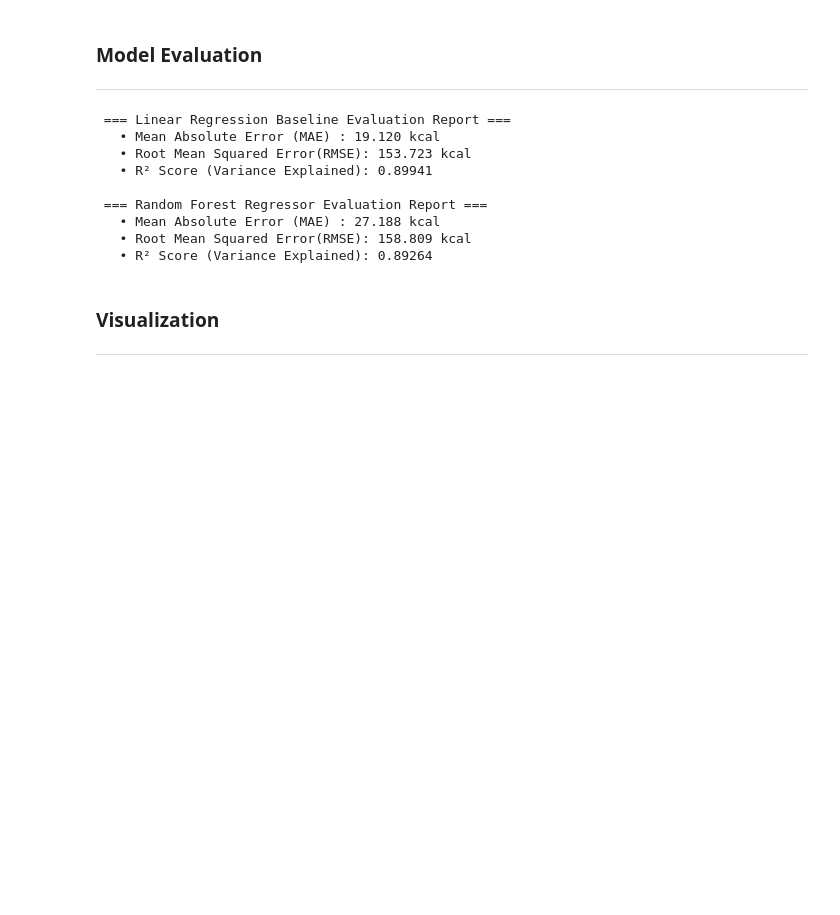
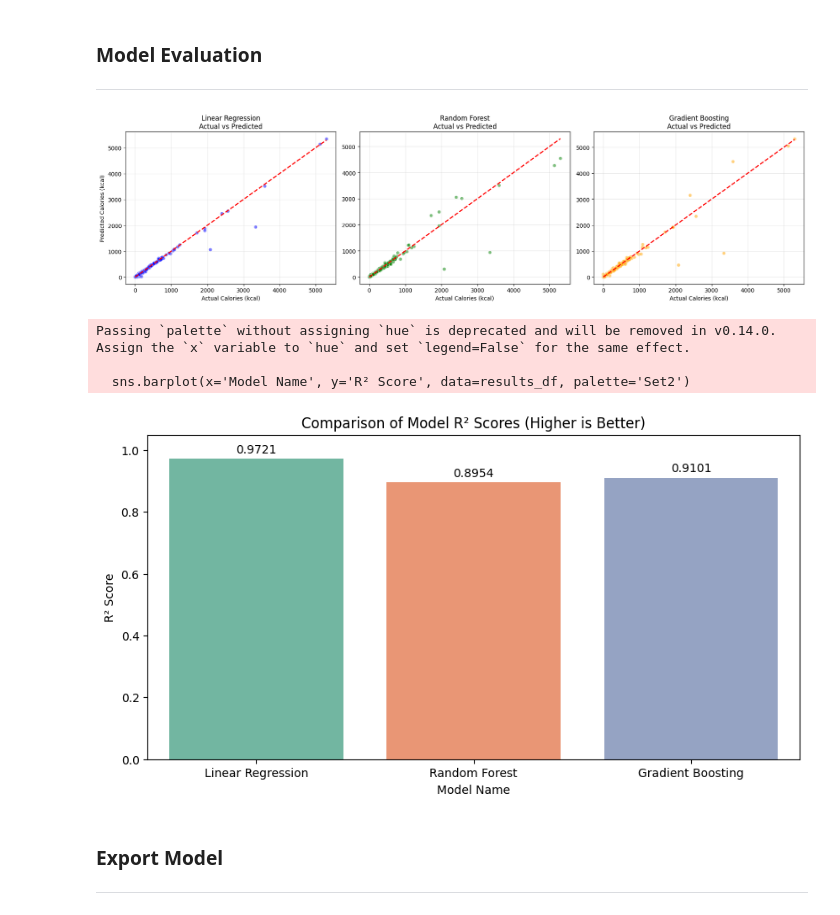
Before and after one commit to berubob/Machine-Learning-Project-Binus, a Jupyter notebook: Food Health Prediction.ipynb, the cells around one changed output. Cells and saved outputs as stored; diff of their text form; code cells hidden in the pictures; blank space fills up the shorter version.

```diff
--- a/Food Health Prediction.ipynb
+++ b/Food Health Prediction.ipynb
@@ -170,0 +183,2 @@ y = df['Caloric Value']
+# %%
+target_column = 'Caloric Value'
@@ -171,3 +187,7 @@ y = df['Caloric Value']
+# %%
+features_to_exclude = [target_column, 'Nutrition Density', 'food', 'Food Category']
+X = df.drop(columns=[col for col in features_to_exclude if col in df.columns], errors='ignore')
+y = df[target_column]
 # %% [markdown]
 ### Train Test Split
 ---
@@ -182,0 +204,8 @@ print(f"✅ Testing matrix size :  {X_test.shape[0]} samples")
+# %%
+scaler = StandardScaler()
+
+X_train_scaled = scaler.fit_transform(X_train)
+
+X_test_scaled = scaler.transform(X_test)
+
+print(f"Preprocessing complete! Training on features: {list(X.columns)}")
@@ -204,34 +267,35 @@ print("💪 Both models have been successfully trained on your dataset!")
 ### Model Evaluation
 ---
 # %%
-# 1. Generate local predictions on unseen validation data
-lr_predictions = lr_model.predict(X_test)
-rf_predictions = rf_model.predict(X_test)
+fig, axes = plt.subplots(1, 3, figsize=(18, 5))
+colors = ['blue', 'green', 'orange']
 
-# 2. Define a clean evaluation profiling script
-def compile_regression_metrics(y_true, y_pred, model_name):
-    mae = mean_absolute_error(y_true, y_pred)
-    rmse = np.sqrt(mean_squared_error(y_true, y_pred))
-    r2 = r2_score(y_true, y_pred)
+for idx, (name, preds, color) in enumerate(zip(models.keys(), models_preds, colors)):
+    sns.scatterplot(x=y_test, y=preds, alpha=0.5, color=color, ax=axes[idx])
+    axes[idx].plot([y_test.min(), y_test.max()], [y_test.min(), y_test.max()], 'r--', lw=2)
+    axes[idx].set_title(f'{name}\nActual vs Predicted')
+    axes[idx].set_xlabel('Actual Calories (kcal)')
+    if idx == 0:
+        axes[idx].set_ylabel('Predicted Calories (kcal)')
+    axes[idx].grid(True, alpha=0.3)
 
-    print(f" === {model_name} Evaluation Report ===")
-    print(f"   • Mean Absolute Error (MAE) : {mae:.3f} kcal")
-    print(f"   • Root Mean Squared Error(RMSE): {rmse:.3f} kcal")
-    print(f"   • R² Score (Variance Explained): {r2:.5f}\n")
+plt.tight_layout()
+plt.show()
 
-# 3. Output comparative tracking scores
-compile_regression_metrics(y_test, lr_predictions, "Linear Regression Baseline")
-compile_regression_metrics(y_test, rf_predictions, "Random Forest Regressor")
+# Plot Model R² Performance Comparison Bar Chart
+plt.figure(figsize=(10, 5))
+sns.barplot(x='Model Name', y='R² Score', data=results_df, palette='Set2')
+plt.title('Comparison of Model R² Scores (Higher is Better)')
+plt.ylim(0, 1.05)
+for index, row in results_df.iterrows():
+    plt.text(index, row['R² Score'] + 0.02, f"{row['R² Score']:.4f}", color='black', ha="center")
+plt.show()
 # %% [output]
+[figure, added]
- === Linear Regression Baseline Evaluation Report ===
-   • Mean Absolute Error (MAE) : 19.120 kcal
-   • Root Mean Squared Error(RMSE): 153.723 kcal
-   • R² Score (Variance Explained): 0.89941
+Passing `palette` without assigning `hue` is deprecated and will be removed in v0.14.0. Assign the `x` variable to `hue` and set `legend=False` for the same effect.
 
- === Random Forest Regressor Evaluation Report ===
-   • Mean Absolute Error (MAE) : 27.188 kcal
-   • Root Mean Squared Error(RMSE): 158.809 kcal
-   • R² Score (Variance Explained): 0.89264
+  sns.barplot(x='Model Name', y='R² Score', data=results_df, palette='Set2')
+[figure, added]
 # %% [markdown]
-### Visualization
+### Export Model
 ---
```
Also changed, not shown: parts of 27 cells of this notebook, 2 other files.
